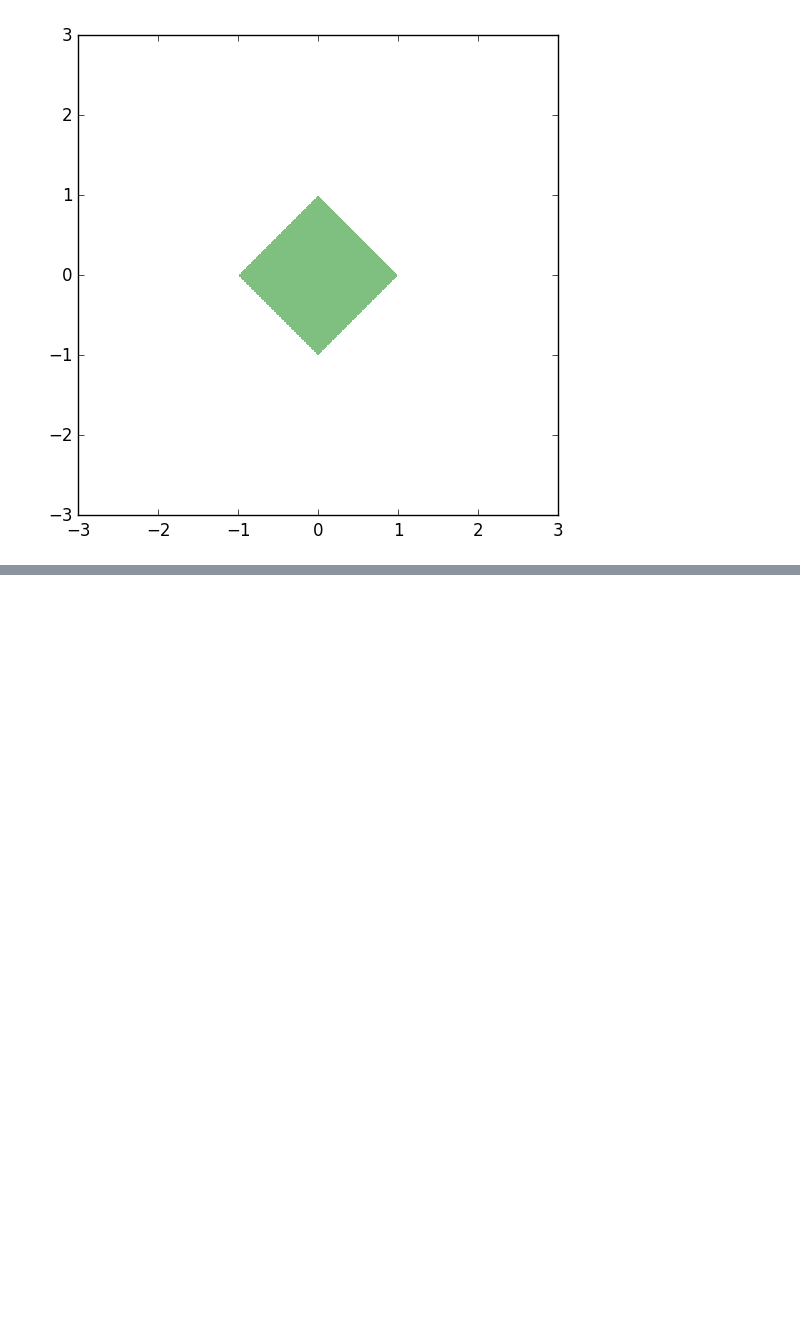
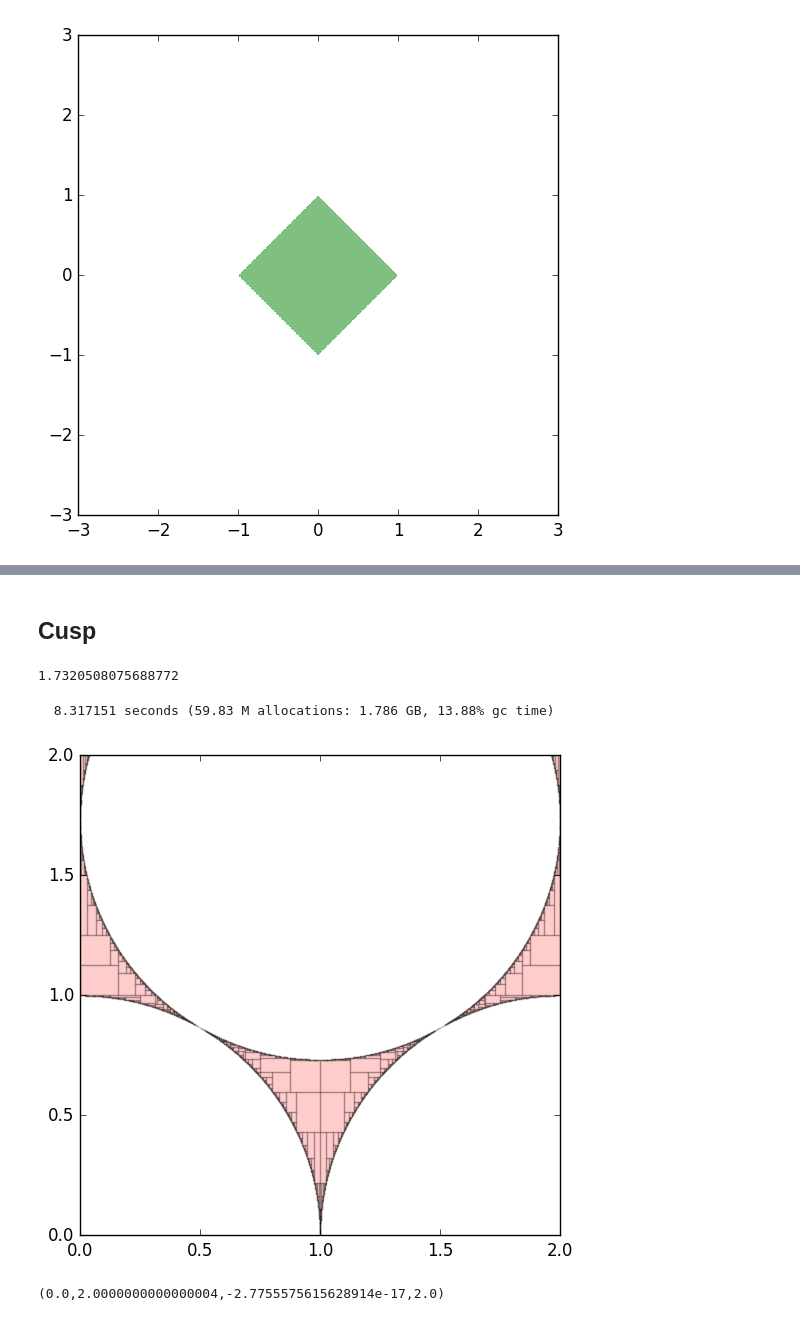
Before and after one commit to JuliaIntervals/IntervalConstraintProgramming.jl, a Jupyter notebook: examples/Set inversion with separators examples.ipynb, the cells around one changed output, grey strips where cells are left out. Saved outputs shown, nothing was run; the diff lists cells and outputs as text; code cells hidden in the pictures; blank space fills up the shorter version.

```diff
--- a/examples/Set inversion with separators examples.ipynb
+++ b/examples/Set inversion with separators examples.ipynb
@@ -329,0 +373,23 @@ ax[:set_aspect]("equal")
+# %% [markdown]
+## Cusp
+# %%
+sqrt(3)
+# %% [output]
+1.7320508075688772
+# %%
+S13a = @constraint x^2 + y^2 <= 1
+S13b = @constraint (x-2)^2 + y^2 <= 1
+S13c = @constraint (x-1)^2 + (y-1.732050807568877)^2 <= 1
+
+
+S13 = !(S13a ∪ S13b ∪ S13c)
+X = IntervalBox(-0..2, -0..2)
+@time inner, boundary = setinverse(S13, X, 0.001);
+# %% [output]
+  8.317151 seconds (59.83 M allocations: 1.786 GB, 13.88% gc time)
+# %%
+draw(inner, "red", 0.2, 1)
+draw(boundary, "grey", 0.2, 1)
+# %% [output]
+[figure, added]
+(0.0,2.0000000000000004,-2.7755575615628914e-17,2.0)
```
Also changed, not shown: parts of 32 cells of this notebook, 7 other files.
